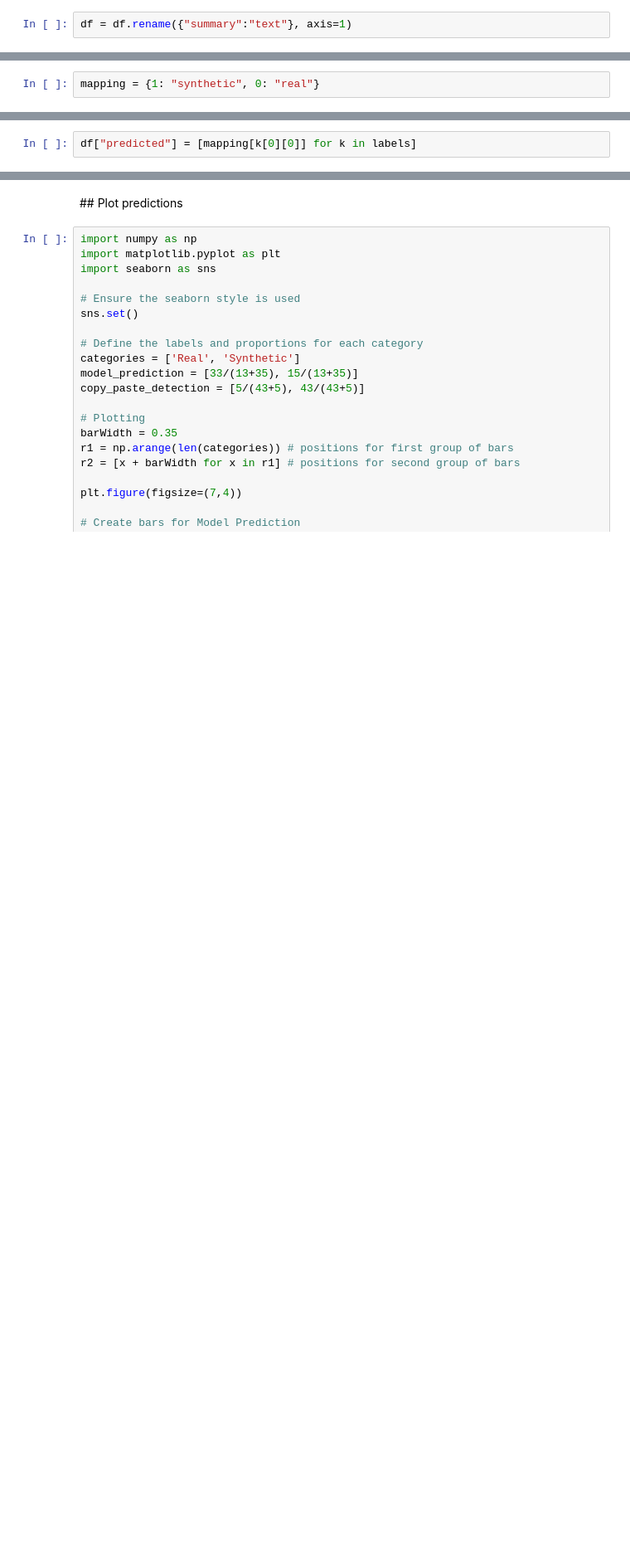
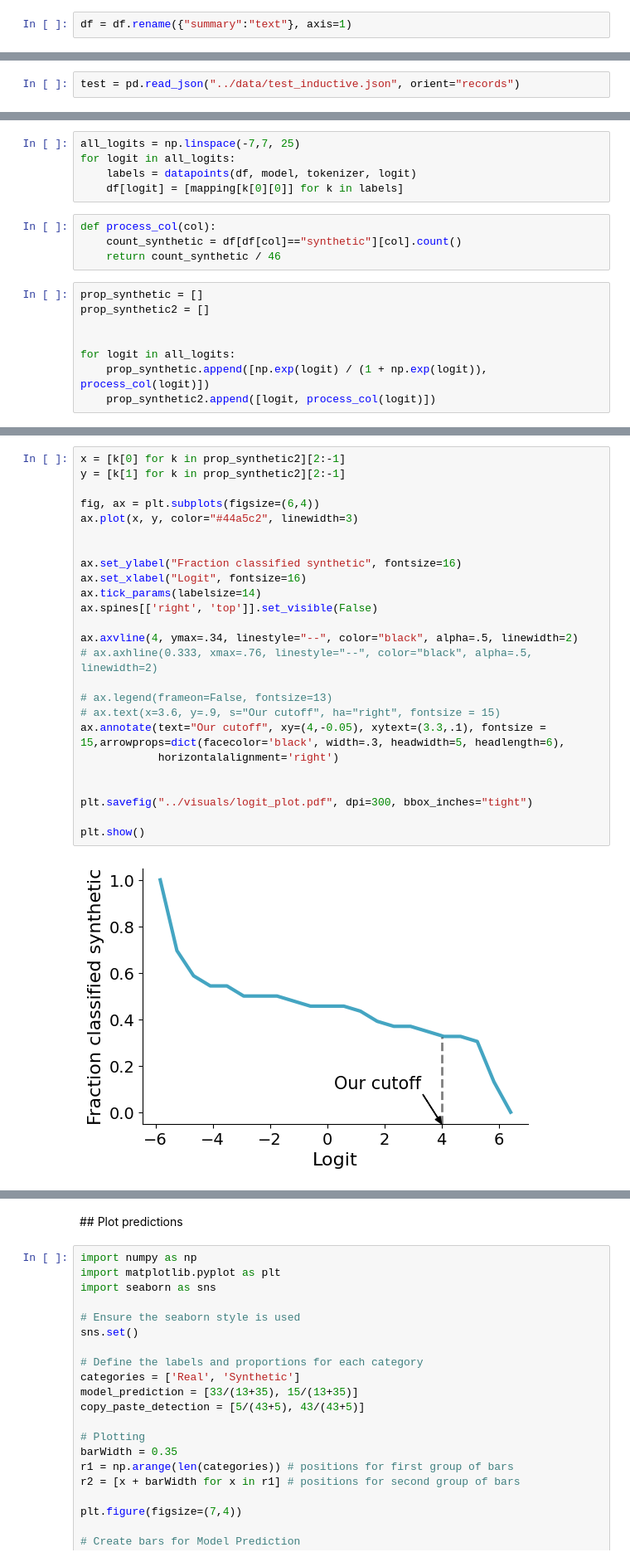
Before and after one commit to epfl-dlab/GPTurk, a Jupyter notebook: src/3_finetuned_classifying.ipynb, the cells around one changed output, grey strips where cells are left out. Shown at 83% size. Saved outputs shown, nothing was run; the diff lists cells and outputs as text; blank space fills up the shorter version.

Commit message:
cleaning files and adding new data

```diff
--- a/src/3_finetuned_classifying.ipynb
+++ b/src/3_finetuned_classifying.ipynb
@@ -51,0 +214,2 @@ labels = datapoints(df, model, tokenizer)
+# %%
+test = pd.read_json("../data/test_inductive.json", orient="records")
@@ -52,2 +275,17 @@ labels = datapoints(df, model, tokenizer)
+# %%
+all_logits = np.linspace(-7,7, 25)
+for logit in all_logits:
+    labels = datapoints(df, model, tokenizer, logit)
+    df[logit] = [mapping[k[0][0]] for k in labels]
 # %%
-mapping = {1: "synthetic", 0: "real"}
+def process_col(col):
+    count_synthetic = df[df[col]=="synthetic"][col].count()
+    return count_synthetic / 46
+# %%
+prop_synthetic = []
+prop_synthetic2 = []
+
+
+for logit in all_logits:
+    prop_synthetic.append([np.exp(logit) / (1 + np.exp(logit)), process_col(logit)])
+    prop_synthetic2.append([logit, process_col(logit)])
@@ -54,2 +296,27 @@ mapping = {1: "synthetic", 0: "real"}
 # %%
-df["predicted"] = [mapping[k[0][0]] for k in labels]
+x = [k[0] for k in prop_synthetic2][2:-1]
+y = [k[1] for k in prop_synthetic2][2:-1]
+
+fig, ax = plt.subplots(figsize=(6,4))
+ax.plot(x, y, color="#44a5c2", linewidth=3)
+
+
+ax.set_ylabel("Fraction classified synthetic", fontsize=16)
+ax.set_xlabel("Logit", fontsize=16)
+ax.tick_params(labelsize=14)
+ax.spines[['right', 'top']].set_visible(False)
+
+ax.axvline(4, ymax=.34, linestyle="--", color="black", alpha=.5, linewidth=2)
+# ax.axhline(0.333, xmax=.76, linestyle="--", color="black", alpha=.5, linewidth=2)
+
+# ax.legend(frameon=False, fontsize=13)
+# ax.text(x=3.6, y=.9, s="Our cutoff", ha="right", fontsize = 15)
+ax.annotate(text="Our cutoff", xy=(4,-0.05), xytext=(3.3,.1), fontsize = 15,arrowprops=dict(facecolor='black', width=.3, headwidth=5, headlength=6),
+            horizontalalignment='right')
+
+
+plt.savefig("../visuals/logit_plot.pdf", dpi=300, bbox_inches="tight")
+
+plt.show()
+# %% [output]
+[figure, added]
```
Also changed, not shown: parts of 45 cells of this notebook, 10 other files.
